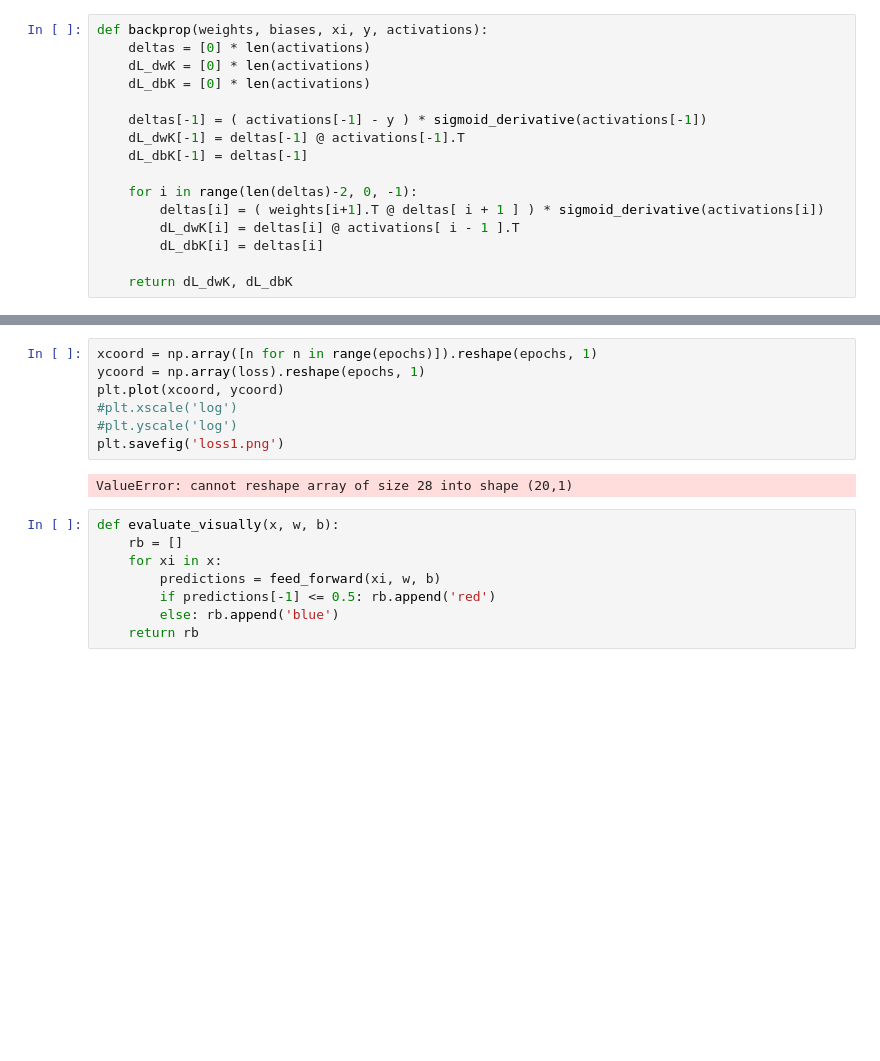
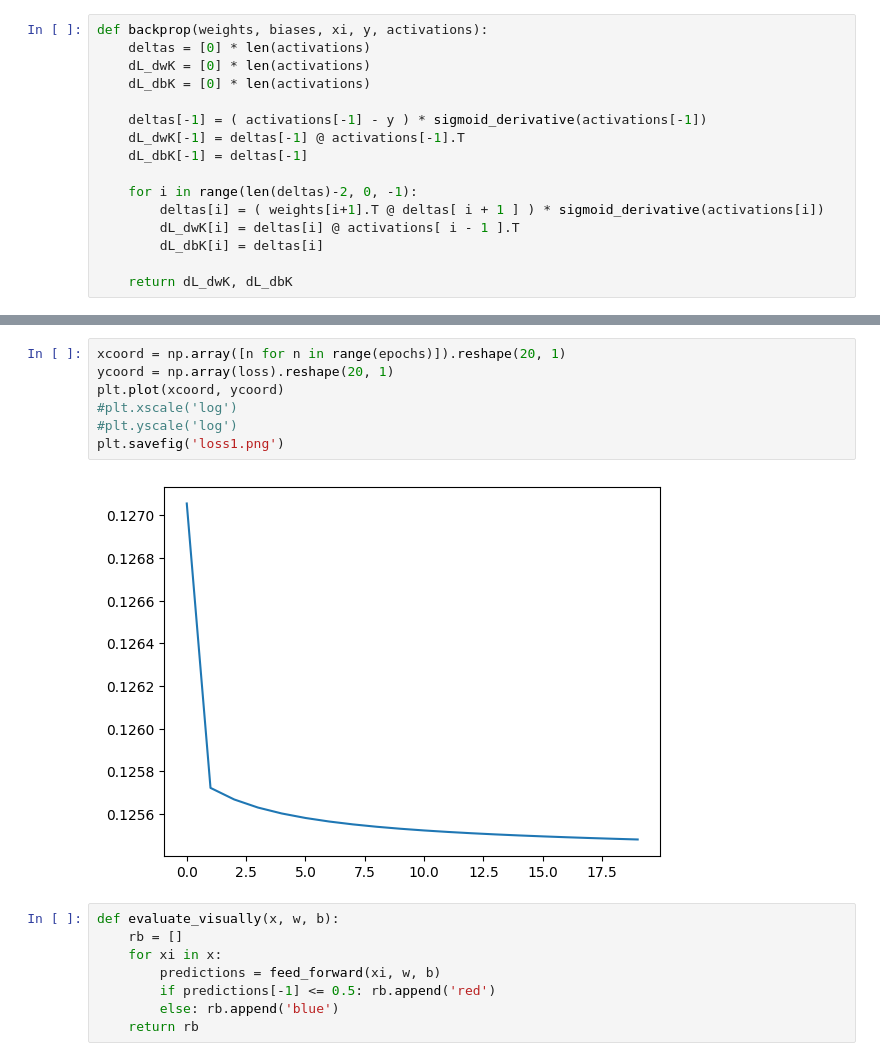
Before and after one commit to callumfrederiksen/mlp-framework, a Jupyter notebook: PoC-Adam-Race.ipynb, the cells around one changed output, grey strips where cells are left out. Drawn from its saved outputs; the diff is of its cells as text; blank space fills up the shorter version.

```diff
--- a/PoC-Adam-Race.ipynb
+++ b/PoC-Adam-Race.ipynb
@@ -169,12 +192,12 @@ weights
 # %%
-xcoord = np.array([n for n in range(epochs)]).reshape(epochs, 1)
-ycoord = np.array(loss).reshape(epochs, 1)
+xcoord = np.array([n for n in range(epochs)]).reshape(20, 1)
+ycoord = np.array(loss).reshape(20, 1)
 plt.plot(xcoord, ycoord)
 #plt.xscale('log')
 #plt.yscale('log')
 plt.savefig('loss1.png')
 # %% [output]
-ValueError: cannot reshape array of size 28 into shape (20,1)
+[figure, added]
 # %%
 def evaluate_visually(x, w, b):
     rb = []
```
Also changed, not shown: parts of 10 cells of this notebook.
